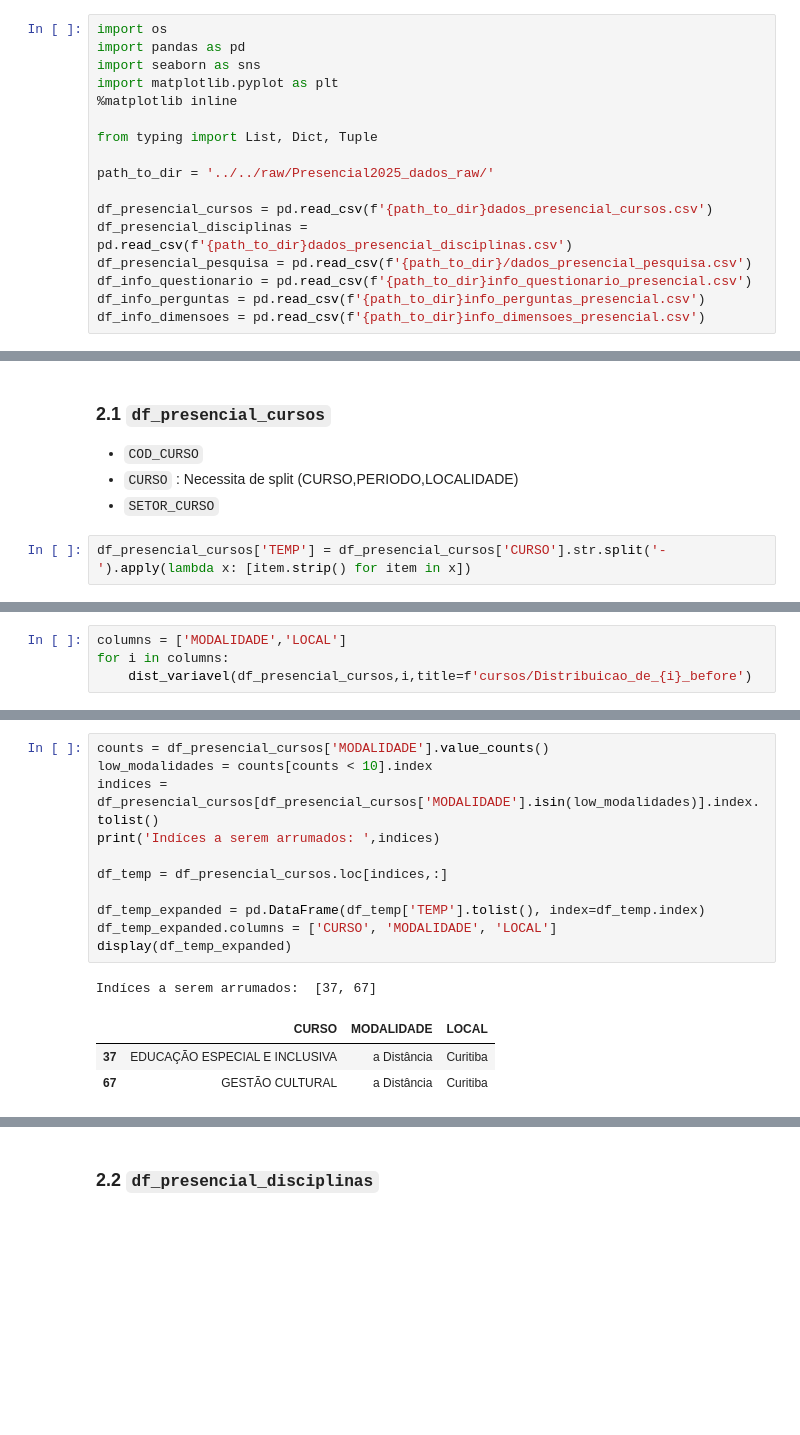
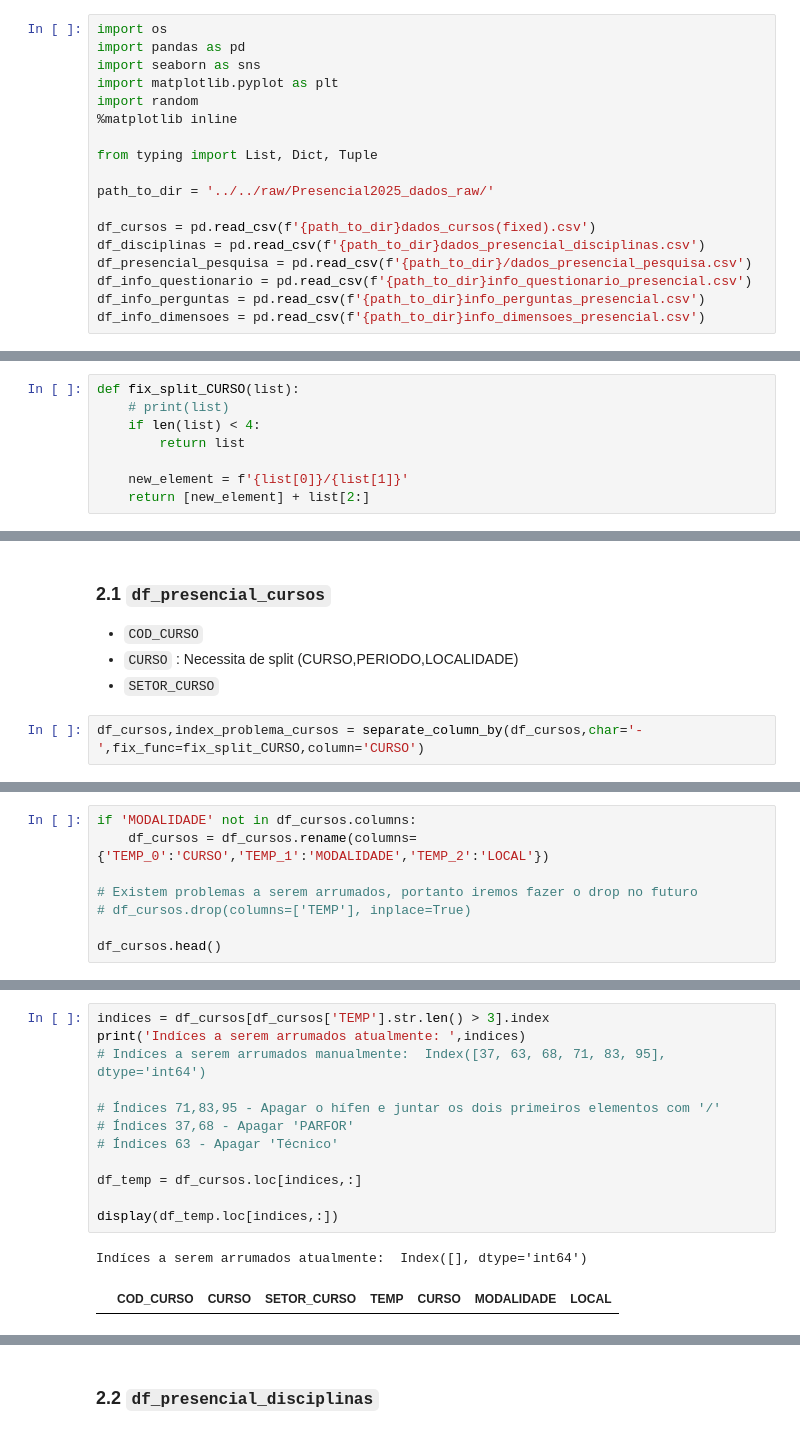
Before and after one commit to IronZiiz/Hackthon_mathmorphosis, a Jupyter notebook: data/processed/Presencial2025/preprocessing_dados_presencial.ipynb, the cells around one changed output, grey strips where cells are left out. Cells and saved outputs as stored; diff of their text form; blank space fills up the shorter version.

```diff
--- a/data/processed/Presencial2025/preprocessing_dados_presencial.ipynb
+++ b/data/processed/Presencial2025/preprocessing_dados_presencial.ipynb
@@ -5,14 +5,15 @@ import os
 import pandas as pd
 import seaborn as sns
 import matplotlib.pyplot as plt
+import random
 %matplotlib inline
 
 from typing import List, Dict, Tuple
 
 path_to_dir = '../../raw/Presencial2025_dados_raw/'
 
-df_presencial_cursos = pd.read_csv(f'{path_to_dir}dados_presencial_cursos.csv')
-df_presencial_disciplinas = pd.read_csv(f'{path_to_dir}dados_presencial_disciplinas.csv')
+df_cursos = pd.read_csv(f'{path_to_dir}dados_cursos(fixed).csv')
+df_disciplinas = pd.read_csv(f'{path_to_dir}dados_presencial_disciplinas.csv')
 df_presencial_pesquisa = pd.read_csv(f'{path_to_dir}/dados_presencial_pesquisa.csv')
 df_info_questionario = pd.read_csv(f'{path_to_dir}info_questionario_presencial.csv')
 df_info_perguntas = pd.read_csv(f'{path_to_dir}info_perguntas_presencial.csv')
@@ -33,0 +46,8 @@ def dist_variavel(df,column,savefig=True,path_to_dir='./temp_images_presencial/'
+# %%
+def fix_split_CURSO(list):
+    # print(list)
+    if len(list) < 4:
+        return list
+
+    new_element = f'{list[0]}/{list[1]}'
+    return [new_element] + list[2:]
@@ -38,5 +86,5 @@ def dist_variavel(df,column,savefig=True,path_to_dir='./temp_images_presencial/'
 * `CURSO` : Necessita de split (CURSO,PERIODO,LOCALIDADE)
 * `SETOR_CURSO`
 # %%
-df_presencial_cursos['TEMP'] = df_presencial_cursos['CURSO'].str.split('-').apply(lambda x: [item.strip() for item in x])
+df_cursos,index_problema_cursos = separate_column_by(df_cursos,char='-',fix_func=fix_split_CURSO,column='CURSO')
 # %%
@@ -56,4 +102,8 @@ df_presencial_cursos.head()
 # %%
-columns = ['MODALIDADE','LOCAL']
-for i in columns:
-    dist_variavel(df_presencial_cursos,i,title=f'cursos/Distribuicao_de_{i}_before')
+if 'MODALIDADE' not in df_cursos.columns:
+    df_cursos = df_cursos.rename(columns={'TEMP_0':'CURSO','TEMP_1':'MODALIDADE','TEMP_2':'LOCAL'})
+
+# Existem problemas a serem arrumados, portanto iremos fazer o drop no futuro
+# df_cursos.drop(columns=['TEMP'], inplace=True)
+
+df_cursos.head()
@@ -60,16 +121,15 @@ for i in columns:
 # %%
-counts = df_presencial_cursos['MODALIDADE'].value_counts()
-low_modalidades = counts[counts < 10].index
-indices = df_presencial_cursos[df_presencial_cursos['MODALIDADE'].isin(low_modalidades)].index.tolist()
-print('Indíces a serem arrumados: ',indices)
+indices = df_cursos[df_cursos['TEMP'].str.len() > 3].index
+print('Indíces a serem arrumados atualmente: ',indices)
+# Indíces a serem arrumados manualmente:  Index([37, 63, 68, 71, 83, 95], dtype='int64')
 
-df_temp = df_presencial_cursos.loc[indices,:]
+# Índices 71,83,95 - Apagar o hífen e juntar os dois primeiros elementos com '/'
+# Índices 37,68 - Apagar 'PARFOR'
+# Índices 63 - Apagar 'Técnico'
 
-df_temp_expanded = pd.DataFrame(df_temp['TEMP'].tolist(), index=df_temp.index)
-df_temp_expanded.columns = ['CURSO', 'MODALIDADE', 'LOCAL']
-display(df_temp_expanded)
+df_temp = df_cursos.loc[indices,:]
+
+display(df_temp.loc[indices,:])
 # %% [output]
-Indíces a serem arrumados:  [37, 67]
+Indíces a serem arrumados atualmente:  Index([], dtype='int64')
-|  | CURSO | MODALIDADE | LOCAL |
-| 37 | EDUCAÇÃO ESPECIAL E INCLUSIVA | a Distância | Curitiba |
-| 67 | GESTÃO CULTURAL | a Distância | Curitiba |
+|  | COD_CURSO | CURSO | SETOR_CURSO | TEMP | CURSO | MODALIDADE | LOCAL |
```
Also changed, not shown: parts of 36 cells of this notebook, 5 other files.
